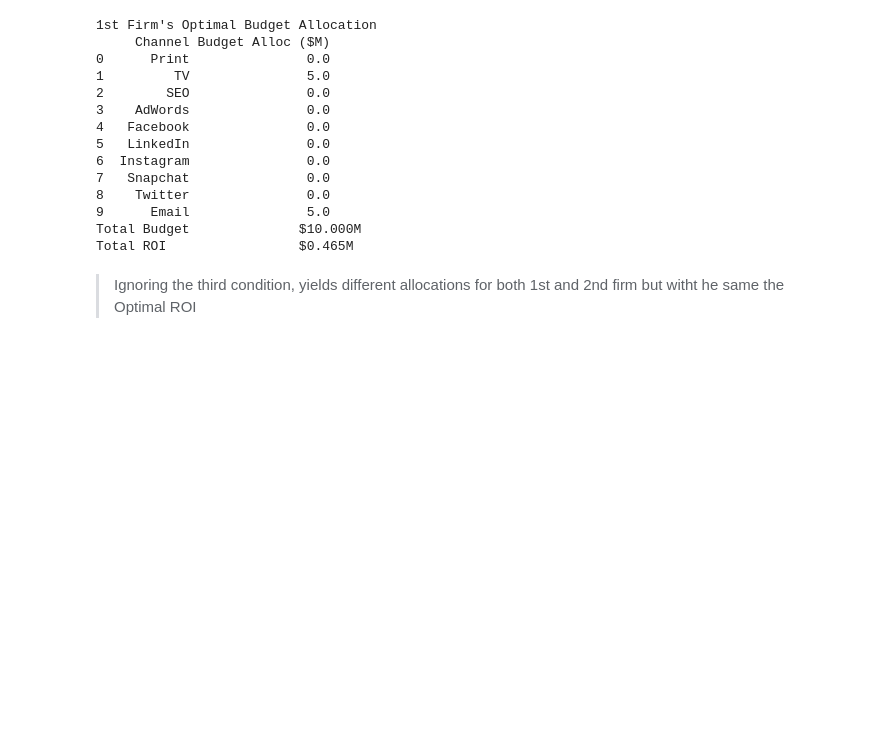
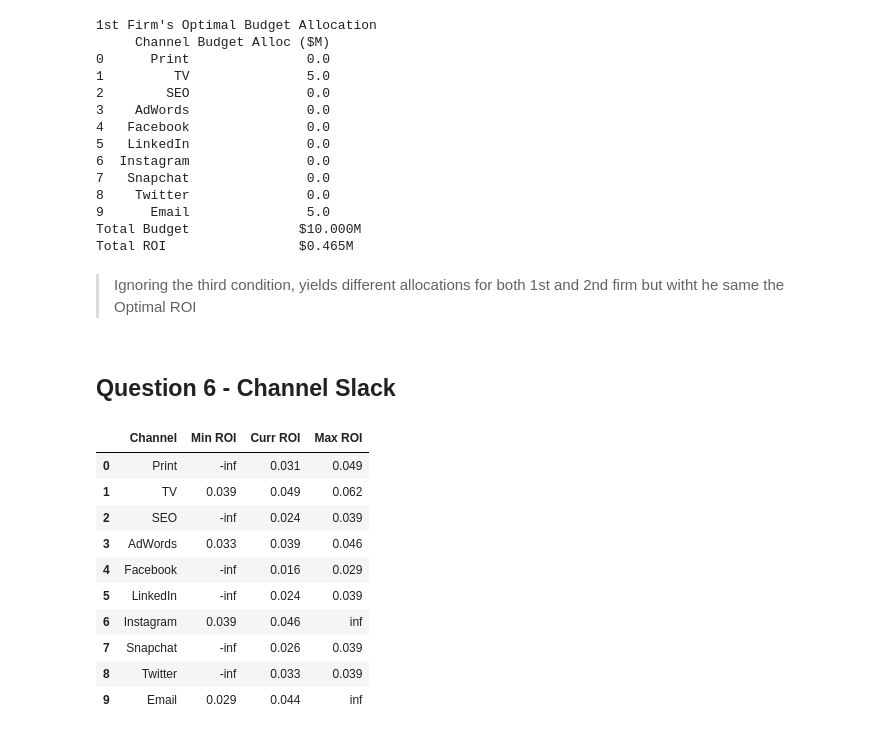
Before and after one commit to nikhilnair31/RM294---Optimatization-1-Group-Project-1, a Jupyter notebook: RM294_Optimization_1_Project_1.ipynb, the cells around one changed output. Saved outputs shown, nothing was run; the diff lists cells and outputs as text; code cells hidden in the pictures; blank space fills up the shorter version.

```diff
--- a/RM294_Optimization_1_Project_1.ipynb
+++ b/RM294_Optimization_1_Project_1.ipynb
@@ -301,3 +315,24 @@ Total ROI                 $0.465M
 
 
 > Ignoring the third condition, yields different allocations for both 1st and 2nd firm but witht he same the Optimal ROI
+# %% [markdown]
+## Question 6 - Channel Slack
+# %%
+slack_df = pd.DataFrame()
+slack_df['Channel'] = var_names
+slack_df['Min ROI'] = ojMod1.SAObjLow
+slack_df['Curr ROI'] = roi_csv_file_df.iloc[0].values[1:]
+slack_df['Max ROI'] = ojMod1.SAObjUp
+slack_df
+# %% [output]
+|  | Channel | Min ROI | Curr ROI | Max ROI |
+| 0 | Print | -inf | 0.031 | 0.049 |
+| 1 | TV | 0.039 | 0.049 | 0.062 |
+| 2 | SEO | -inf | 0.024 | 0.039 |
+| 3 | AdWords | 0.033 | 0.039 | 0.046 |
+| 4 | Facebook | -inf | 0.016 | 0.029 |
+| 5 | LinkedIn | -inf | 0.024 | 0.039 |
+| 6 | Instagram | 0.039 | 0.046 | inf |
+| 7 | Snapchat | -inf | 0.026 | 0.039 |
+| 8 | Twitter | -inf | 0.033 | 0.039 |
+| 9 | Email | 0.029 | 0.044 | inf |
```
Also changed, not shown: parts of 13 cells of this notebook.
